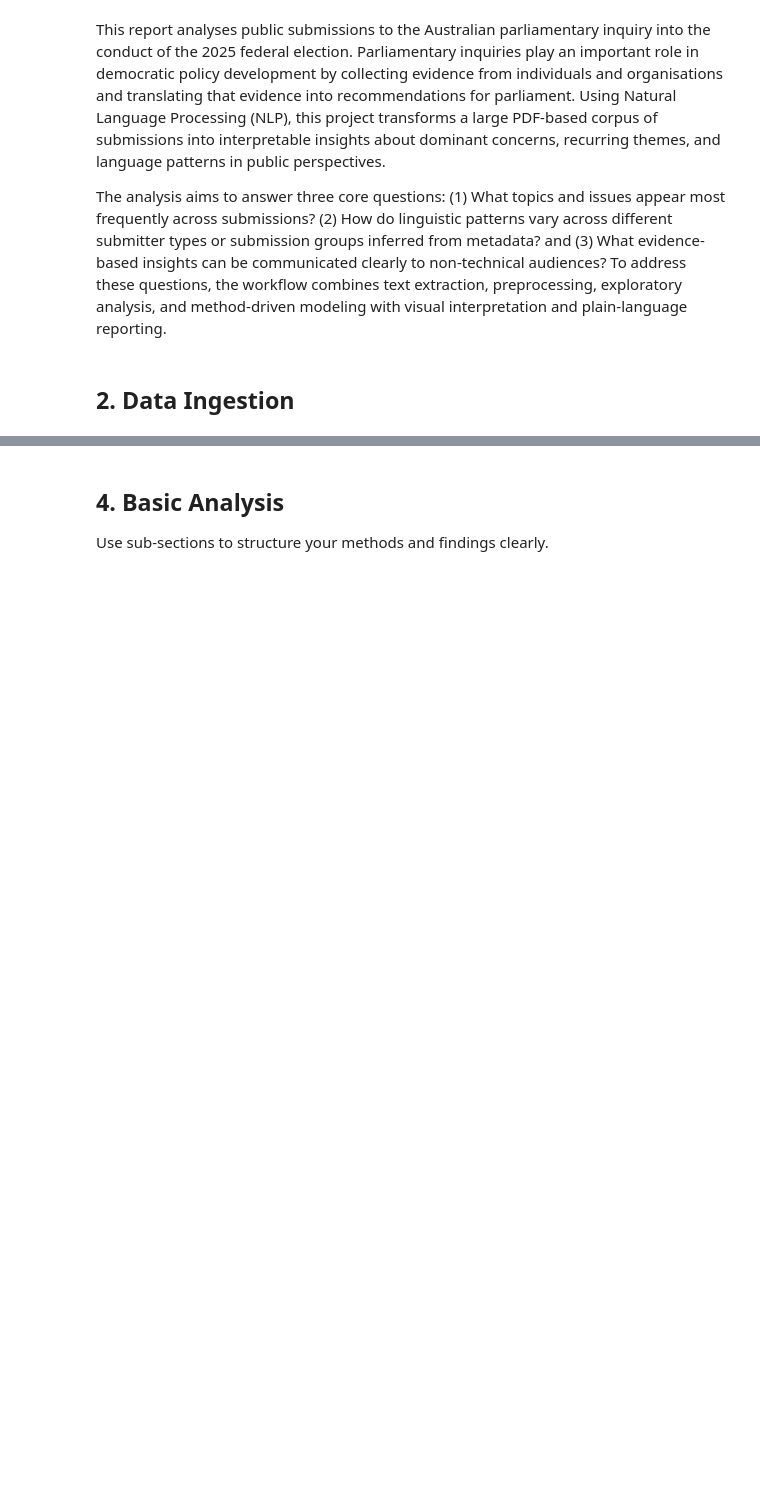
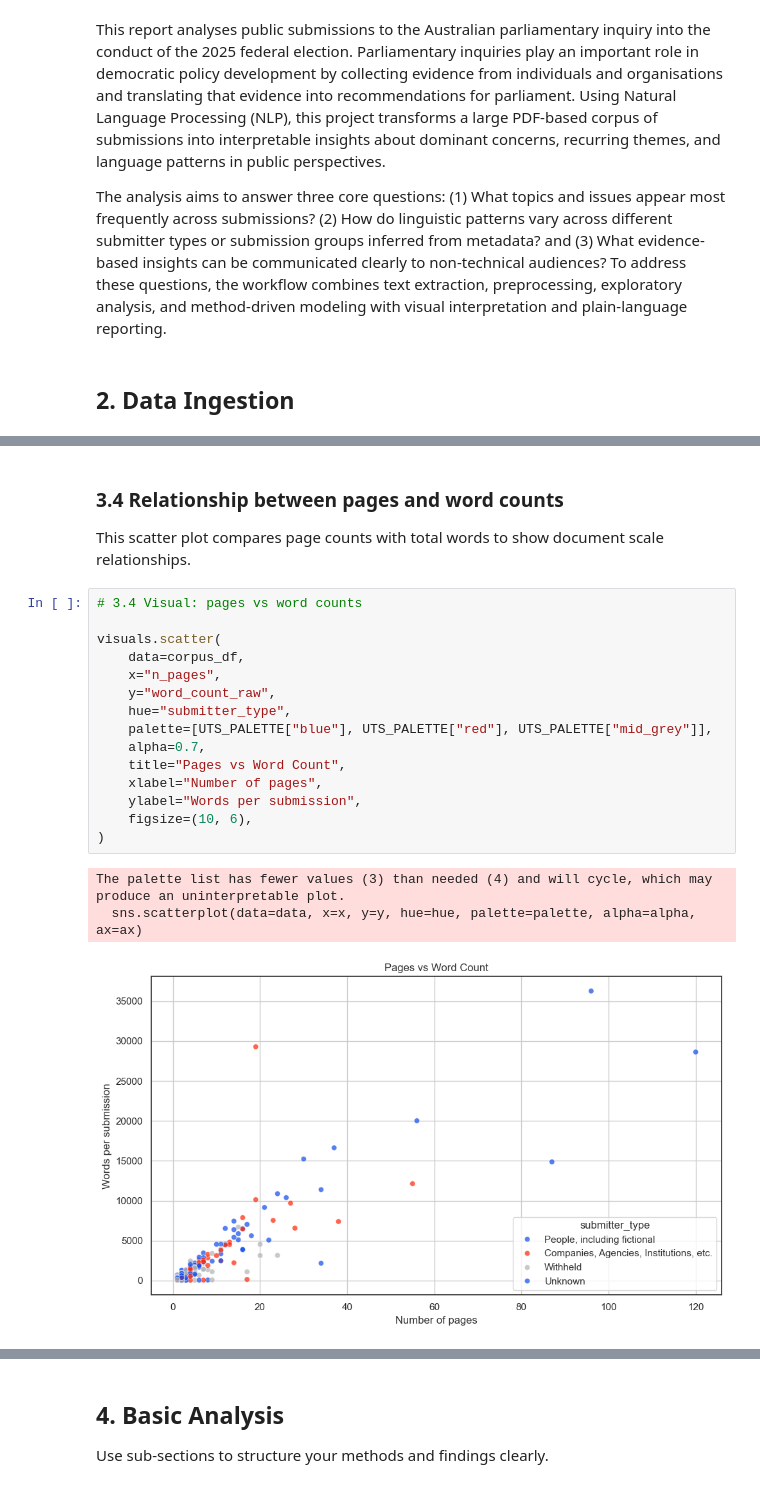
Before and after one commit to Sebas102507/nlp-parliamentary-inquiry-text-mining, a Jupyter notebook: Parliamentary_Inquiry_Text_Mining_Report.ipynb, the cells around one changed output, grey strips where cells are left out. Drawn from its saved outputs; the diff is of its cells as text; blank space fills up the shorter version.

```diff
--- a/Parliamentary_Inquiry_Text_Mining_Report.ipynb
+++ b/Parliamentary_Inquiry_Text_Mining_Report.ipynb
@@ -66,0 +798,23 @@ Present high-level corpus patterns before deeper modeling.
+# %% [markdown]
+### 3.4 Relationship between pages and word counts
+
+This scatter plot compares page counts with total words to show document scale relationships.
+# %%
+# 3.4 Visual: pages vs word counts
+
+visuals.scatter(
+    data=corpus_df,
+    x="n_pages",
+    y="word_count_raw",
+    hue="submitter_type",
+    palette=[UTS_PALETTE["blue"], UTS_PALETTE["red"], UTS_PALETTE["mid_grey"]],
+    alpha=0.7,
+    title="Pages vs Word Count",
+    xlabel="Number of pages",
+    ylabel="Words per submission",
+    figsize=(10, 6),
+)
+# %% [output]
+The palette list has fewer values (3) than needed (4) and will cycle, which may produce an uninterpretable plot.
+  sns.scatterplot(data=data, x=x, y=y, hue=hue, palette=palette, alpha=alpha, ax=ax)
+[figure, added]
```
Also changed, not shown: parts of 90 cells of this notebook, 2 other files.
